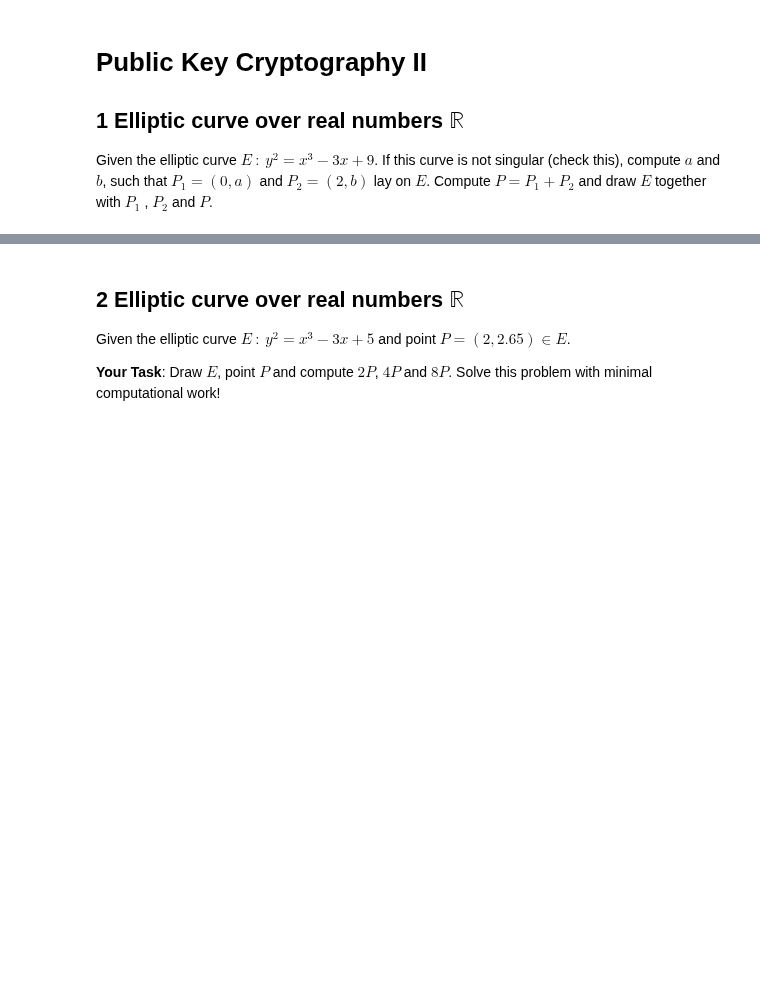
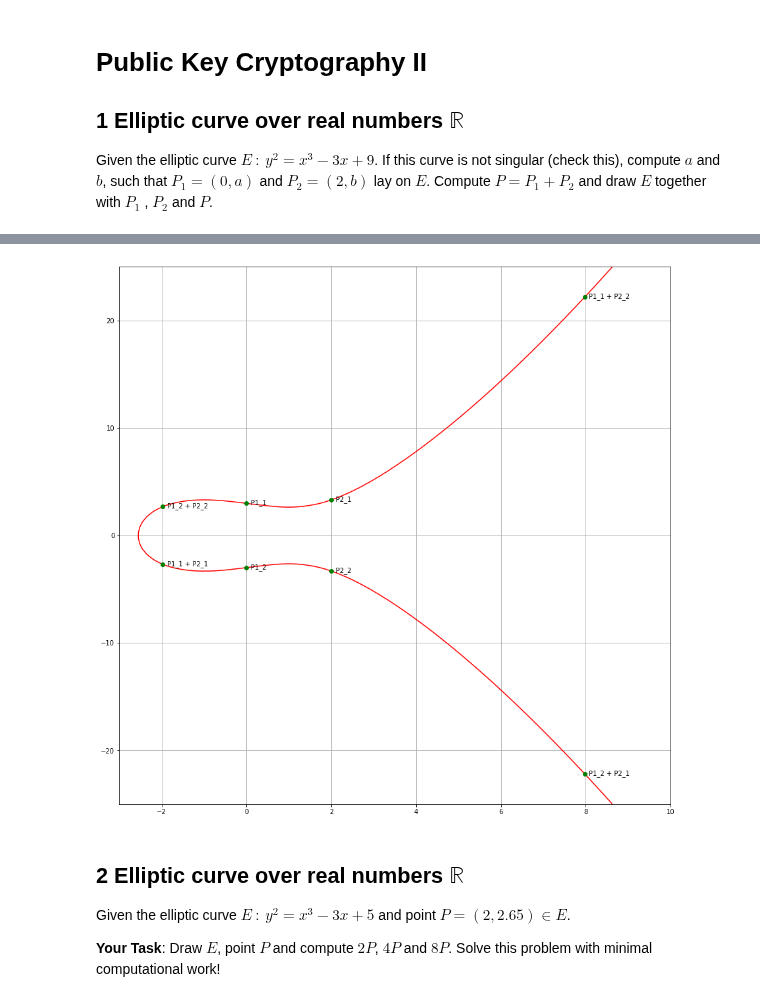
Before and after one commit to KilnOfTheSecondFlame/MOVK_HS18_Exercises, a Jupyter notebook: 06_Public Key Cryptography II.ipynb, the cells around one changed output, grey strips where cells are left out. Saved outputs shown, nothing was run; the diff lists cells and outputs as text; code cells hidden in the pictures; blank space fills up the shorter version.

```diff
--- a/06_Public Key Cryptography II.ipynb
+++ b/06_Public Key Cryptography II.ipynb
@@ -7,3 +21,73 @@ Given the elliptic curve $E\ :\ y^2 =x^3−3x+9$. If this curve is not singular
+# %%
+a = -3
+b = 9
+
+def addpoints(P1, P2):
+    x1 = P1[0]
+    y1 = P1[1]
+    x2 = P2[0]
+    y2 = P2[1]
+
+    if x1 == x2 and y1 == y2:
+        s = (3*x1**2+a)/(2*y1)
+    else:
+        s = (y2 - y1)/(x2 - x1)
+
+    x3 = s**2 - x1 - x2
+    y3 = s*(x1 - x3) - y1
+
+    return (x3, y3)
+
+import matplotlib.pyplot as plt
+import math
+
+plt.figure(figsize=(15,15))
+
+# plot elliptic curve
+xlist = np.linspace(-3, 10, 100)
+ylist = np.linspace(-25, 25, 100)
+X, Y = np.meshgrid(xlist, ylist)
+Z = Y**2 - X**3 - a*X - b
+plt.contour(X, Y, Z, [0], colors='red',)
+
+P1_1 = (0,3)
+P1_2 = (0,-3)
+P2_1 = (2,math.sqrt(11))
+P2_2 = (2,-math.sqrt(11))
+
+P1_1_2_1 = addpoints(P1_1, P2_1)
+P1_1_2_2 = addpoints(P1_1, P2_2)
+P1_2_2_1 = addpoints(P1_2, P2_1)
+P1_2_2_2 = addpoints(P1_2, P2_2)
+
+plt.plot(P1_1[0], P1_1[1], 'go')
+plt.annotate('P1_1', (P1_1[0]+0.1, P1_1[1]-0.1))
+
+plt.plot(P1_2[0], P1_2[1], 'go')
+plt.annotate('P1_2', (P1_2[0]+0.1, P1_2[1]-0.1))
+
+plt.plot(P2_1[0], P2_1[1], 'go')
+plt.annotate('P2_1', (P2_1[0]+0.1, P2_1[1]-0.1))
+
+plt.plot(P2_2[0], P2_2[1], 'go')
+plt.annotate('P2_2', (P2_2[0]+0.1, P2_2[1]-0.1))
+
+plt.plot(P1_1_2_1[0], P1_1_2_1[1], 'go')
+plt.annotate('P1_1 + P2_1', (P1_1_2_1[0]+0.1, P1_1_2_1[1]-0.1))
+
+plt.plot(P1_1_2_2[0], P1_1_2_2[1], 'go')
+plt.annotate('P1_1 + P2_2', (P1_1_2_2[0]+0.1, P1_1_2_2[1]-0.1))
+
+plt.plot(P1_2_2_1[0], P1_2_2_1[1], 'go')
+plt.annotate('P1_2 + P2_1', (P1_2_2_1[0]+0.1, P1_2_2_1[1]-0.1))
+
+plt.plot(P1_2_2_2[0], P1_2_2_2[1], 'go')
+plt.annotate('P1_2 + P2_2', (P1_2_2_2[0]+0.1, P1_2_2_2[1]-0.1))
+
+plt.grid()
+plt.show()
+# %% [output]
+[figure, added]
 # %% [markdown]
 ## 2 Elliptic curve over real numbers $\mathbb{R}$
 
```
Also changed, not shown: parts of 2 cells of this notebook.
